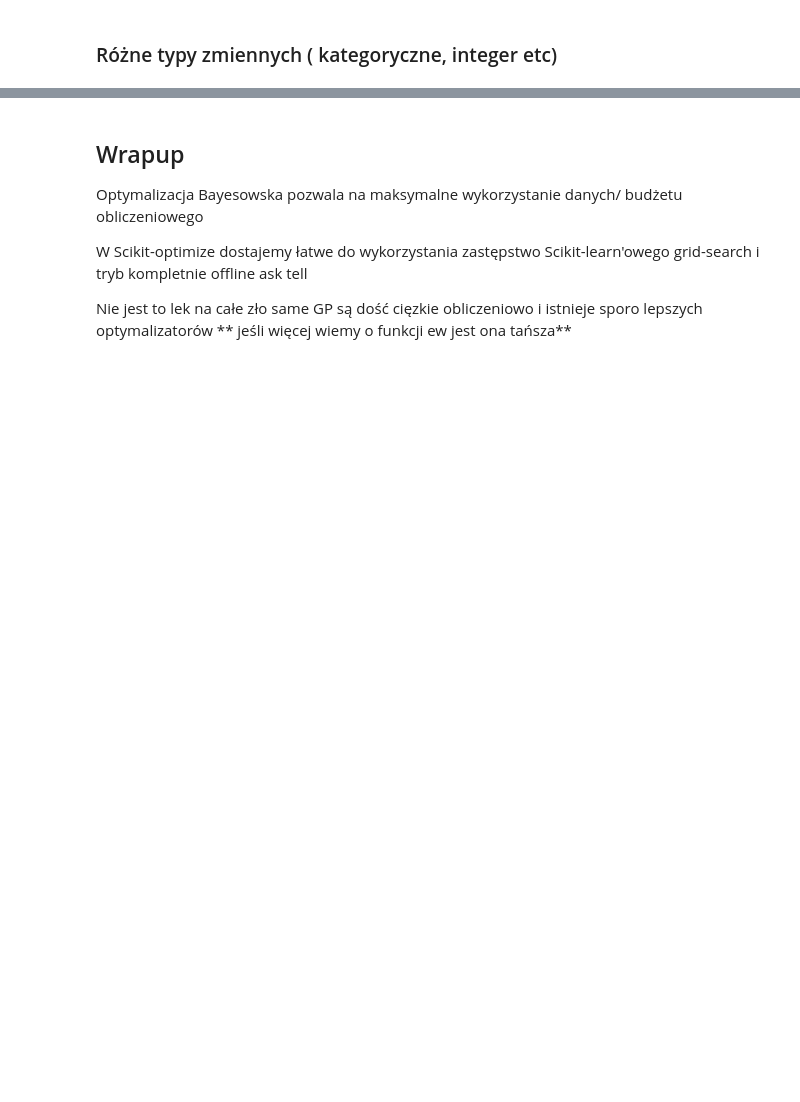
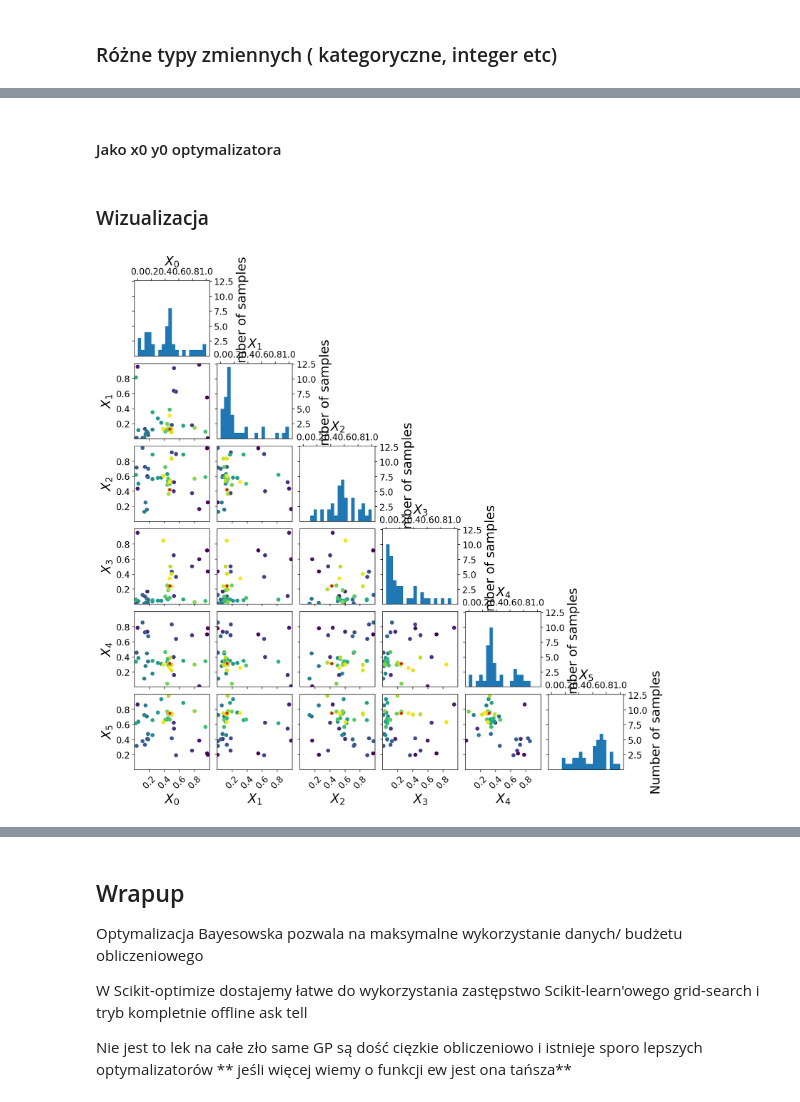
Before and after one commit to AdoHaha/scikit-optim-tutorial, a Jupyter notebook: optymalizacja bayesowska i scikit optimize.ipynb, the cells around one changed output, grey strips where cells are left out. Cells and saved outputs as stored; diff of their text form; code cells hidden in the pictures; blank space fills up the shorter version.

```diff
--- a/optymalizacja bayesowska i scikit optimize.ipynb
+++ b/optymalizacja bayesowska i scikit optimize.ipynb
@@ -216,0 +360,2 @@ Inne optymalizatory
+# %% [markdown]
+#### Jako x0 y0 optymalizatora
@@ -216,0 +364,24 @@ Inne optymalizatory
+# %% [markdown]
+### Wizualizacja
+# %%
+from skopt.benchmarks import branin as branin
+from skopt.benchmarks import hart6 as hart6_
+
+from skopt import forest_minimize
+
+
+# redefined `hart6` to allow adding arbitrary "noise" dimensions
+def hart6(x):
+    return hart6_(x[:6])
+# %%
+n_calls=40
+bounds = [(0., 1.),] * 6
+
+forest_res = forest_minimize(hart6, bounds, n_calls=n_calls,
+                             base_estimator="ET", random_state=4)
+# %%
+from skopt.plots import plot_evaluations
+from skopt.plots import plot_objective
+_ = plot_evaluations(forest_res)
+# %% [output]
+[figure, added]
```
Also changed, not shown: parts of 41 cells of this notebook.
